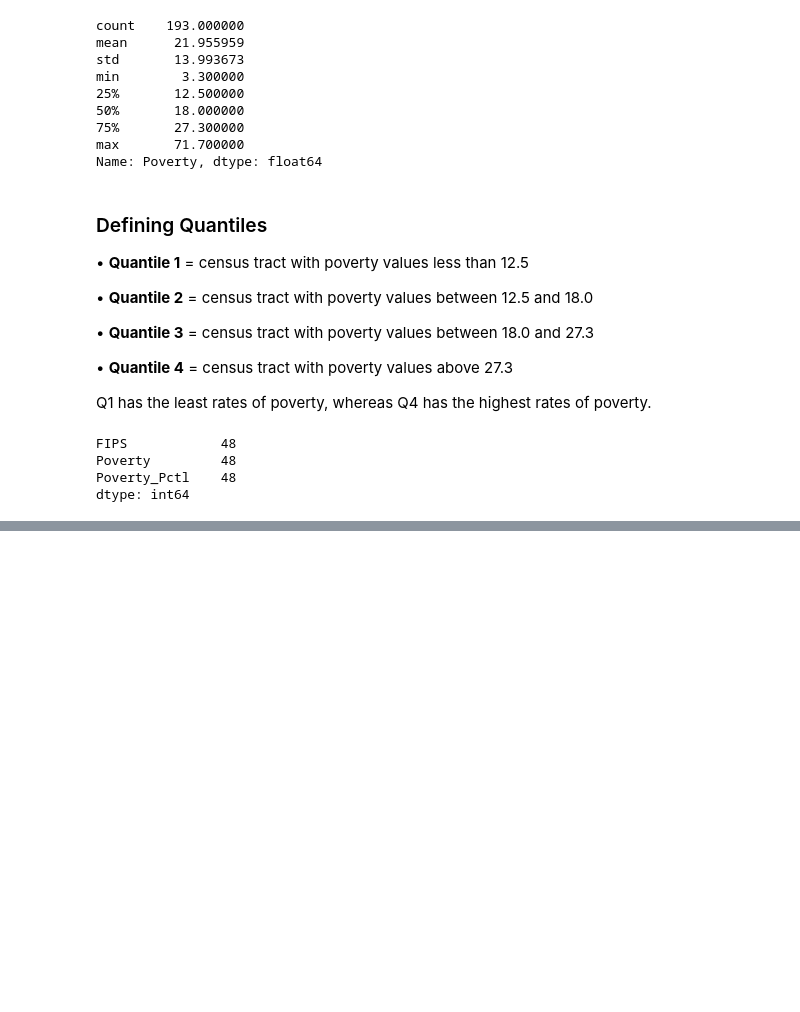
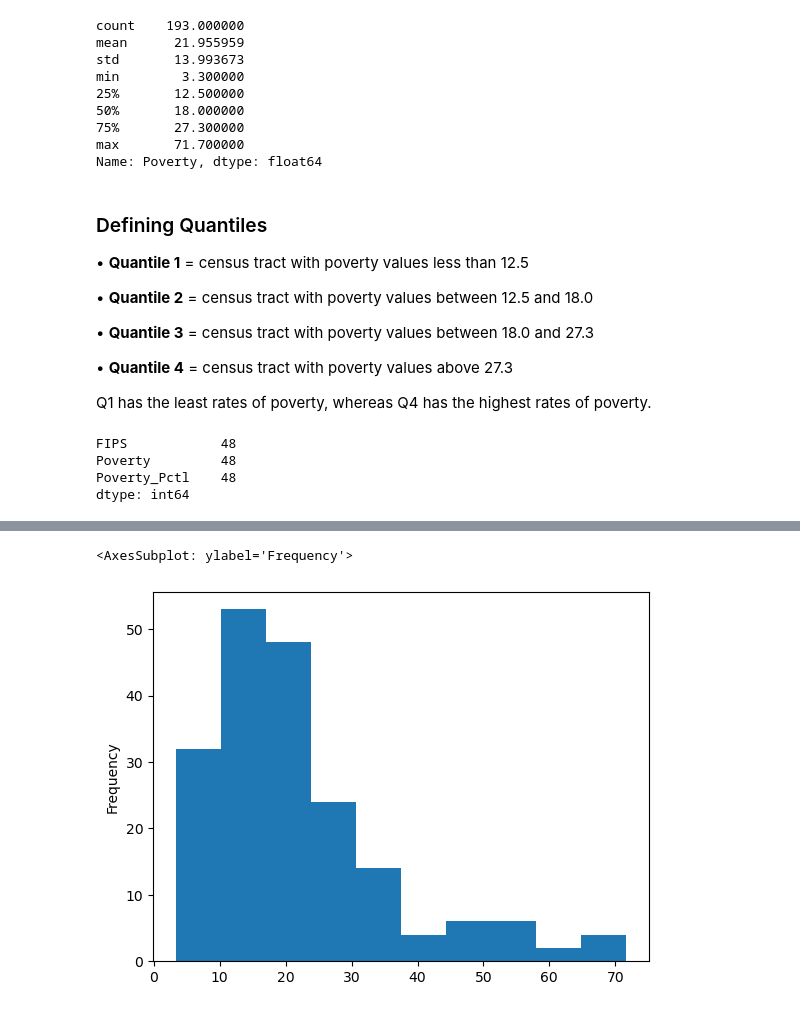
Before and after one commit to tommychandler5/221project, a Jupyter notebook: Group Assignments/W7 Assignment 3/Health Indices.ipynb, the cells around one changed output, grey strips where cells are left out. Saved outputs shown, nothing was run; the diff lists cells and outputs as text; code cells hidden in the pictures; blank space fills up the shorter version.

```diff
--- a/Group Assignments/W7 Assignment 3/Health Indices.ipynb
+++ b/Group Assignments/W7 Assignment 3/Health Indices.ipynb
@@ -145,2 +145,8 @@ poverty_4=poverty[poverty.Poverty>27.3]
 # %%
 ### Plot
+# %%
+#histogram with 10 bins
+poverty['Poverty'].plot.hist(bins=10)
+# %% [output]
+<AxesSubplot: ylabel='Frequency'>
+[figure, added]
```
Also changed, not shown: parts of 9 cells of this notebook.
